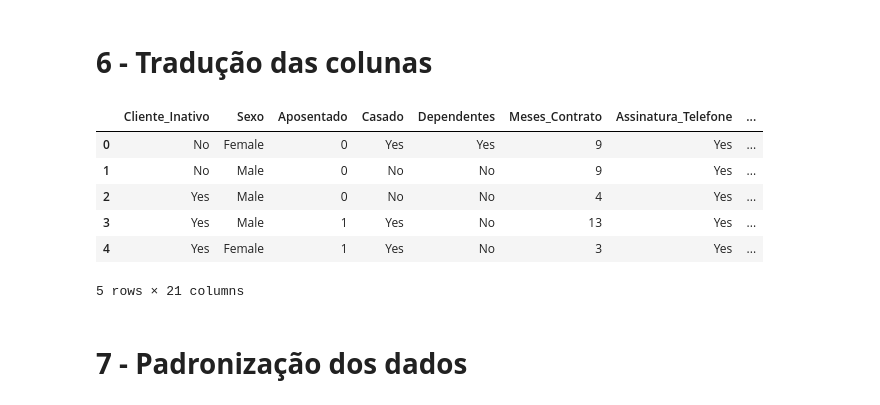
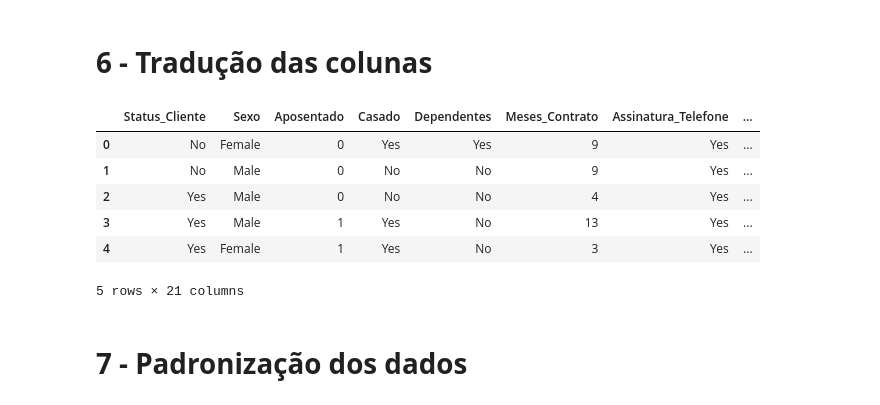
Before and after one commit to goto-95/Challenge_DataScience_AluraVoz, a Jupyter notebook: Challenge_DS_Alura_Semana01.ipynb, the cells around one changed output. Saved outputs shown, nothing was run; the diff lists cells and outputs as text; code cells hidden in the pictures.

```diff
--- a/Challenge_DS_Alura_Semana01.ipynb
+++ b/Challenge_DS_Alura_Semana01.ipynb
@@ -219,17 +219,17 @@ df.head()
 # %% [markdown]
 # **6 - Tradução das colunas**
 # %%
-trad = {'Churn':'Cliente_Inativo','gender':'Sexo','SeniorCitizen':'Aposentado','Partner':'Casado',
+trad = {'Churn':'Status_Cliente','gender':'Sexo','SeniorCitizen':'Aposentado','Partner':'Casado',
         'Dependents':'Dependentes', 'tenure':'Meses_Contrato', 'PhoneService':'Assinatura_Telefone', 'MultipleLines':'Assinatura_MultiTelefone',
         'InternetService':'Assinatura_Internet', 'OnlineSecurity':'Assinatura_Seguro_online', 'OnlineBackup':'Assinatura_Backup',
         'DeviceProtection':'Assinatura_Seguro_dispositivo', 'TechSupport':'Assinatura_Suporte_tecnico', 'StreamingTV':'Assinatura_TV',
         'StreamingMovies':'Assinatura_Filmes','Contract':'Tipo_Contrato','PaperlessBilling':'Fatura_Online', 'PaymentMethod':'Forma_Pagamento',
         'Daily':'Valor_Diario','Monthly':'Valor_Mensal', 'Total':'Valor_Total'
         }
 df.rename( columns=trad, inplace=True )
 df.head()
 # %% [output]
-|  | Cliente_Inativo | Sexo | Aposentado | Casado | Dependentes | Meses_Contrato | Assinatura_Telefone | ... |
+|  | Status_Cliente | Sexo | Aposentado | Casado | Dependentes | Meses_Contrato | Assinatura_Telefone | ... |
 | 0 | No | Female | 0 | Yes | Yes | 9 | Yes | ... |
 | 1 | No | Male | 0 | No | No | 9 | Yes | ... |
 | 2 | Yes | Male | 0 | No | No | 4 | Yes | ... |
```
Also changed, not shown: parts of 3 cells of this notebook, 8 other files.
